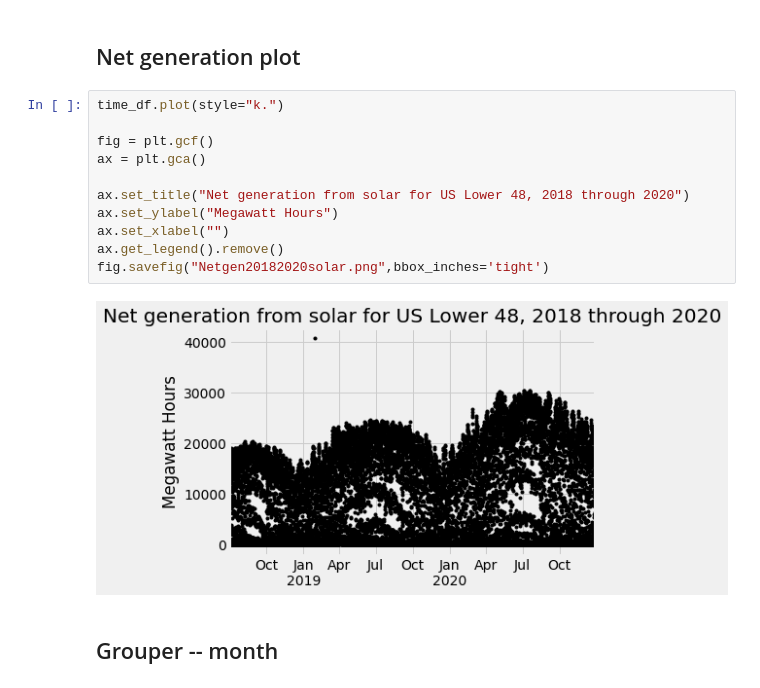
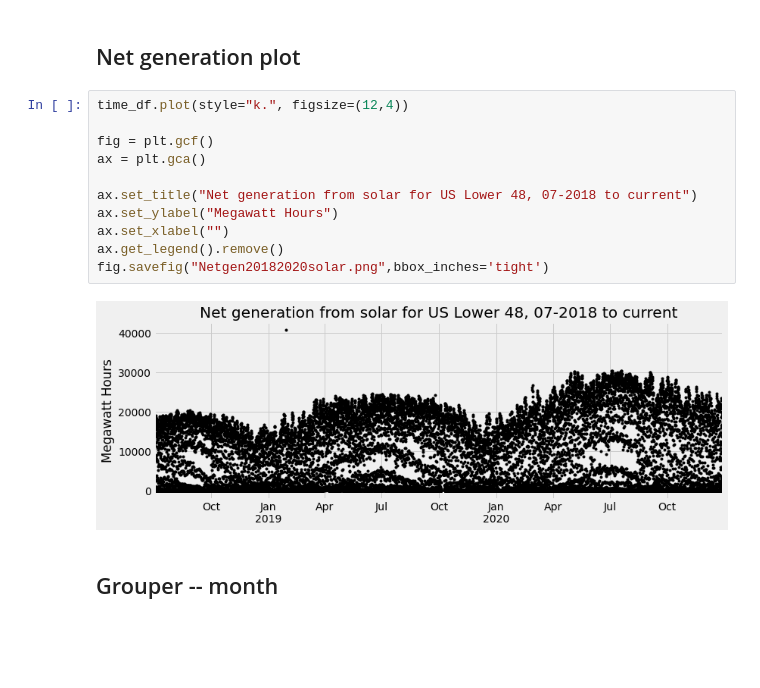
Before and after one commit to MichaelBurak/solar-data-analysis, a Jupyter notebook: solar-perhour-analysis.ipynb, the cells around one changed output. Drawn from its saved outputs; the diff is of its cells as text; blank space fills up the shorter version.

```diff
--- a/solar-perhour-analysis.ipynb
+++ b/solar-perhour-analysis.ipynb
@@ -143,18 +161,18 @@ time_df.describe()
 # %% [markdown]
 ## Net generation plot
 # %%
-time_df.plot(style="k.")
+time_df.plot(style="k.", figsize=(12,4))
 
 fig = plt.gcf()
 ax = plt.gca()
 
-ax.set_title("Net generation from solar for US Lower 48, 2018 through 2020")
+ax.set_title("Net generation from solar for US Lower 48, 07-2018 to current")
 ax.set_ylabel("Megawatt Hours")
 ax.set_xlabel("")
 ax.get_legend().remove()
 fig.savefig("Netgen20182020solar.png",bbox_inches='tight')
 # %% [output]
-[figure, old version]
+[figure, new version]
 # %% [markdown]
 ## Grouper -- month
 # %%
```
Also changed, not shown: parts of 35 cells of this notebook.
